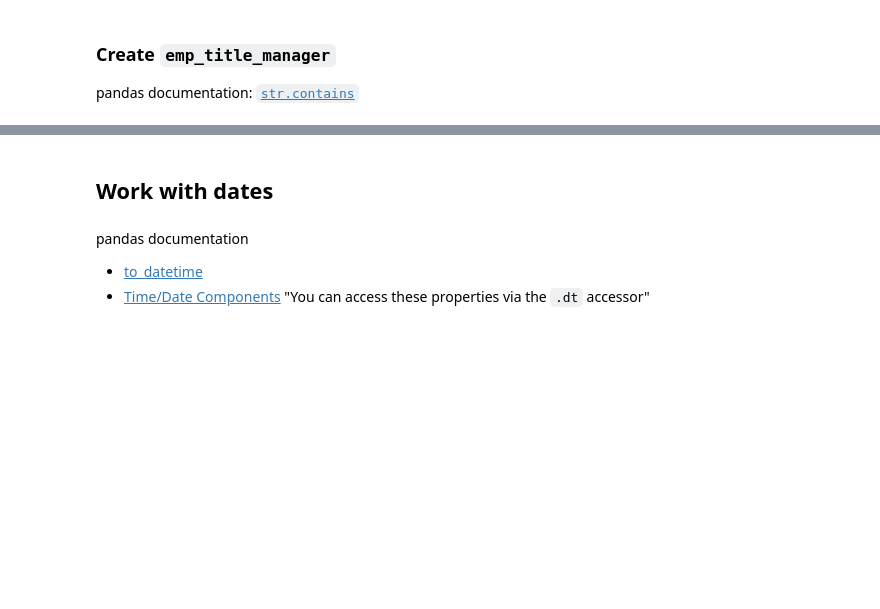
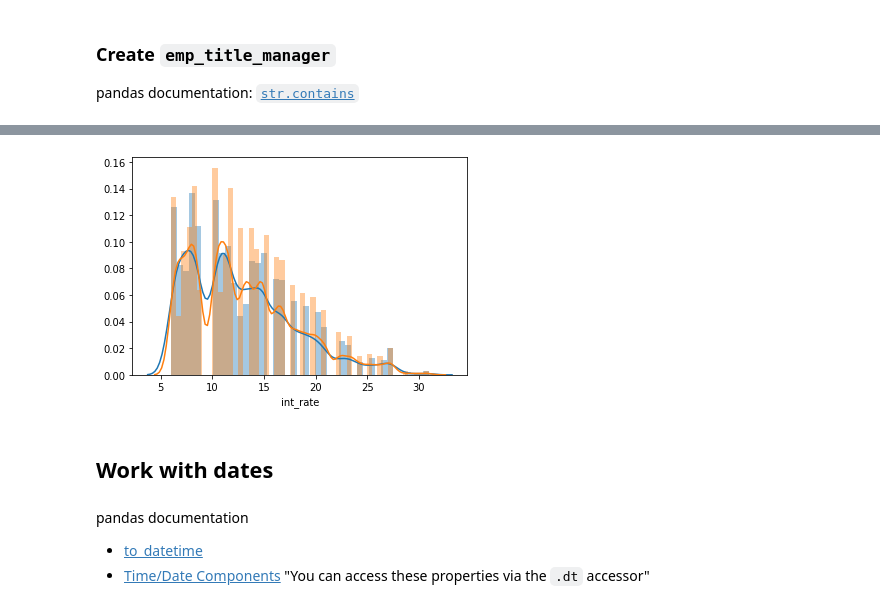
Before and after one commit to daniela500/DS-Unit-1-Sprint-1-Data-Wrangling-and-Storytelling, a Jupyter notebook: module2-make-features/LS_DS_112_Make_Features.ipynb, the cells around one changed output, grey strips where cells are left out. Drawn from its saved outputs; the diff is of its cells as text; code cells hidden in the pictures; blank space fills up the shorter version.

```diff
--- a/module2-make-features/LS_DS_112_Make_Features.ipynb
+++ b/module2-make-features/LS_DS_112_Make_Features.ipynb
@@ -254,3 +460,8 @@ pandas documentation: [`str.contains`](https://pandas.pydata.org/pandas-docs/sta
+# %%
+sns.distplot(managers['int_rate'])
+sns.distplot(non_managers['int_rate']);
+# %% [output]
+[figure, added]
 # %% [markdown]
 ## Work with dates
 # %% [markdown]
```
Also changed, not shown: parts of 39 cells of this notebook.
